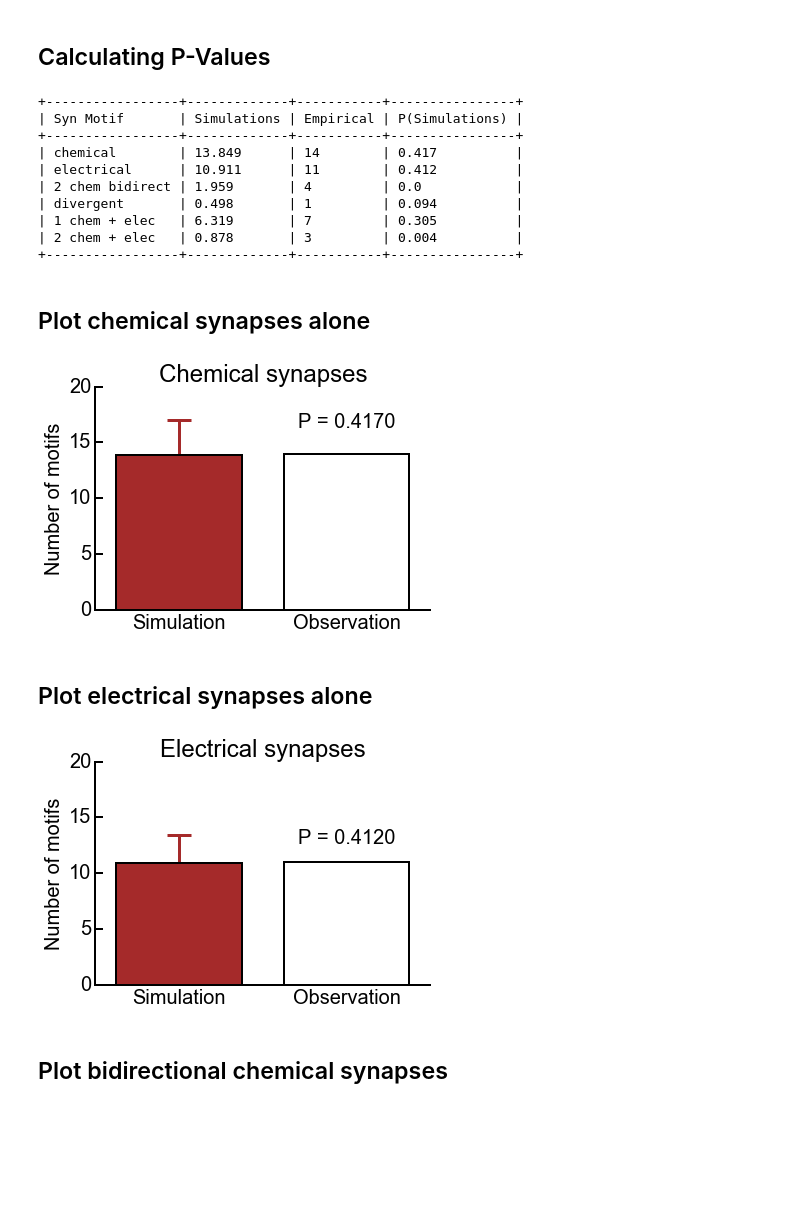
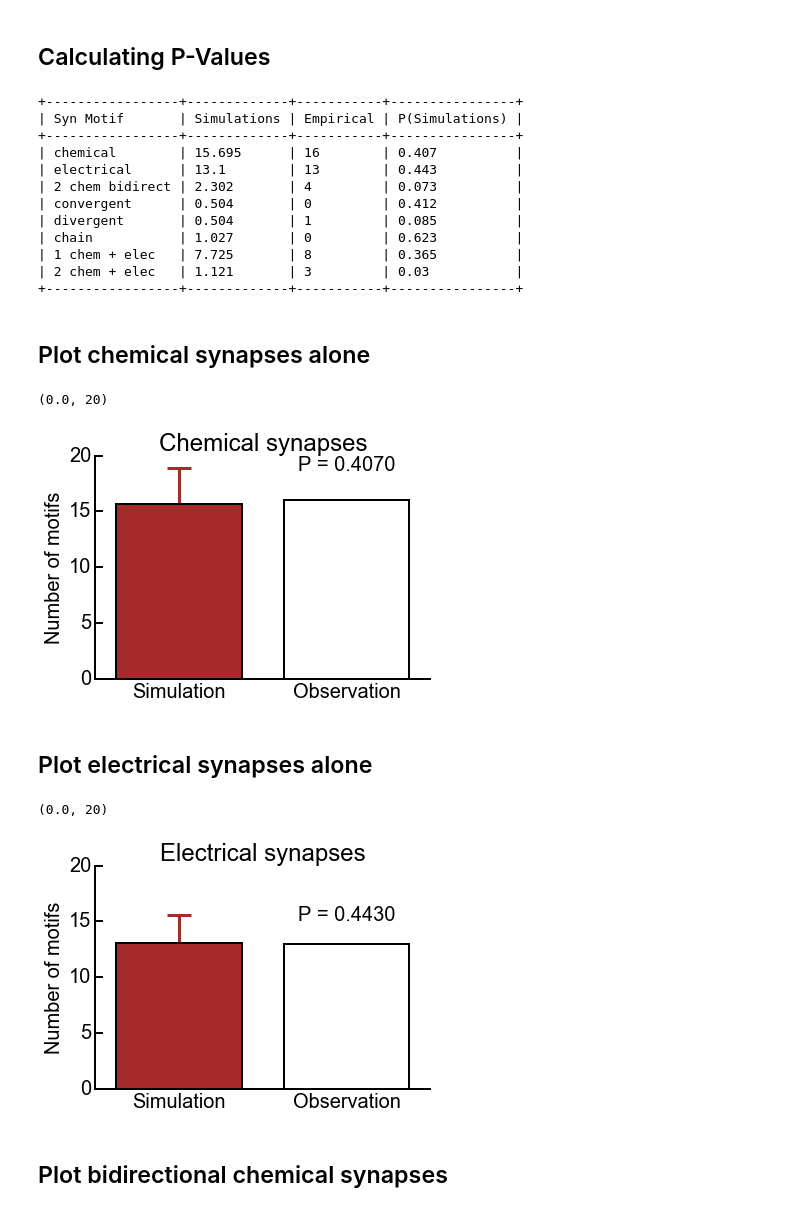
Before and after one commit to ClaudiaEsp/inet, a Jupyter notebook: Examples/Testing inhibitory motifs.ipynb, the cells around one changed output. Saved outputs shown, nothing was run; the diff lists cells and outputs as text; code cells hidden in the pictures; blank space fills up the shorter version.

```diff
--- a/Examples/Testing inhibitory motifs.ipynb
+++ b/Examples/Testing inhibitory motifs.ipynb
@@ -128,14 +134,20 @@ for key in mychem_simulation().keys():
 # %%
-# simulate the whole data set 10,000 times
+# simulate the whole data set 1,000 times
 n_chem = list()
+
 n_bichem = list()
 n_div = list()
+n_con = list()
+n_chain = list()
 
 for _ in range(1000):
     syn_counter = mychem_simulation()
-    n_chem.append(syn_counter['ii_chem']['found'])
+    n_chem.append(syn_counter['ii_chem']['found']) # null hypothesis
+
     n_bichem.append(syn_counter['ii_c2']['found'])
+    n_con.append(syn_counter['ii_con']['found'])
     n_div.append(syn_counter['ii_div']['found'])
+    n_chain.append(syn_counter['ii_chain']['found'])
 # %% [markdown]
 If the null hypothesis is correctly implemented, we should see almost the same
 number of chemical synases as in the experiments.
@@ -313,17 +333,27 @@ for key in myii_simulation().keys():
 # simulate the whole data set 1,000 times
 n_chem = list()
 n_elec = list()
+
 n_c1e = list()
 n_c2e = list()
+
 n_c2 = list()
+n_div = list()
+n_con = list()
+n_chain = list()
 
 for _ in range(1000):
     syn_counter = myii_simulation()
-    n_chem.append( syn_counter['ii_chem']['found'] )
-    n_elec.append( syn_counter['ii_elec']['found'] )
+    n_chem.append( syn_counter['ii_chem']['found'] ) # null hypothesis
+    n_elec.append( syn_counter['ii_elec']['found'] ) # null hypothesis
+
     n_c1e.append( syn_counter['ii_c1e']['found'] )
     n_c2e.append( syn_counter['ii_c2e']['found'] )
+
     n_c2.append( syn_counter['ii_c2']['found'])
+    n_con.append( syn_counter['ii_div']['found'])
+    n_div.append( syn_counter['ii_div']['found'])
+    n_chain.append( syn_counter['ii_chain']['found'])
 # %%
 info = [
     ['Syn Motif', 'Simulations', 'Empirical'],
@@ -433,7 +481,9 @@ info = [
     ['electrical', np.mean(n_elec),  mydataset.motif.ii_elec_found, pii_elec],
     [''],
     ['2 chem bidirect', np.mean(n_c2),  mydataset.motif.ii_c2_found, pii_c2],
+    ['convergent', np.mean(n_con),  mydataset.motif.ii_con_found, pii_con],
     ['divergent', np.mean(n_div), mydataset.motif.ii_div_found, pii_div],
+    ['chain', np.mean(n_chain), mydataset.motif.ii_chain_found, pii_chain],
     [''],
     ['1 chem + elec', np.mean(n_c1e),  mydataset.motif.ii_c1e_found, pii_c1e],
     ['2 chem + elec', np.mean(n_c2e),  mydataset.motif.ii_c2e_found, pii_c2e],
@@ -443,41 +493,46 @@ print(AsciiTable(info).table)
 +-----------------+-------------+-----------+----------------+
 | Syn Motif       | Simulations | Empirical | P(Simulations) |
 +-----------------+-------------+-----------+----------------+
-| chemical        | 13.849      | 14        | 0.417          |
-| electrical      | 10.911      | 11        | 0.412          |
-| 2 chem bidirect | 1.959       | 4         | 0.0            |
-| divergent       | 0.498       | 1         | 0.094          |
-| 1 chem + elec   | 6.319       | 7         | 0.305          |
-| 2 chem + elec   | 0.878       | 3         | 0.004          |
+| chemical        | 15.695      | 16        | 0.407          |
+| electrical      | 13.1        | 13        | 0.443          |
+| 2 chem bidirect | 2.302       | 4         | 0.073          |
+| convergent      | 0.504       | 0         | 0.412          |
+| divergent       | 0.504       | 1         | 0.085          |
+| chain           | 1.027       | 0         | 0.623          |
+| 1 chem + elec   | 7.725       | 8         | 0.365          |
+| 2 chem + elec   | 1.121       | 3         | 0.03           |
 +-----------------+-------------+-----------+----------------+
 # %%
 from inet.plots import barplot
 # %% [markdown]
 <H2> Plot chemical synapses alone</H2>
 # %%
-fig = figure(1)
+# This is our null hypothesis
+fig = figure()
 ax = fig.add_subplot(111)
 
 ax = barplot(simulation = n_chem, n_found = mydataset.motif.ii_chem_found);
 ax.set_title('Chemical synapses');
 ax.set_ylim(ymax=20);
 
-fig.savefig('ii_chem.pdf')
+#fig.savefig('ii_chem.pdf')
 # %% [output]
+(0.0, 20)
-[figure, old version]
+[figure, new version]
 # %% [markdown]
 <H2>Plot electrical synapses alone </H2>
 # %%
-fig = figure(2)
+fig = figure()
 ax = fig.add_subplot(111)
 
 ax = barplot(simulation = n_elec, n_found = mydataset.motif.ii_elec_found);
 ax.set_title('Electrical synapses');
 ax.set_ylim(ymax=20);
 
-fig.savefig('ii_elec.pdf')
+#fig.savefig('ii_elec.pdf')
 # %% [output]
+(0.0, 20)
-[figure, old version]
+[figure, new version]
 # %% [markdown]
 <H2>Plot bidirectional chemical synapses</H2>
 # %%
```
Also changed, not shown: parts of 44 cells of this notebook, 3 other files.
